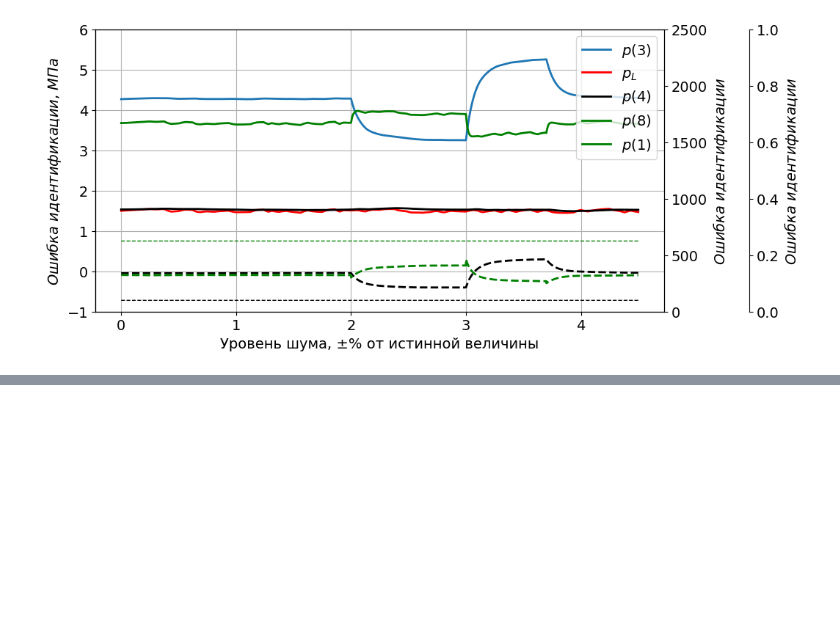
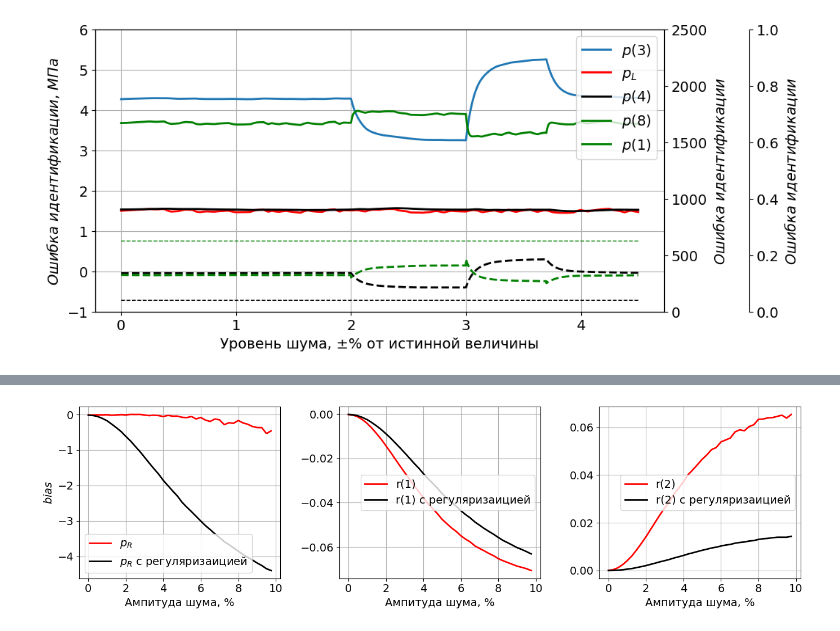
Before and after one commit to IANovoselov/well, a Jupyter notebook: well.ipynb, the cells around one changed output, grey strips where cells are left out. Cells and saved outputs as stored; diff of their text form; code cells hidden in the pictures; blank space fills up the shorter version.

```diff
--- a/well.ipynb
+++ b/well.ipynb
@@ -1141,3 +1122,41 @@ from scipy.signal import savgol_filter
+# %%
+ # Визуализация
+ plt.figure(figsize=(14, 4))
+
+
+ # График давления
+ plt.subplot(1, 3, 1)
+ plt.plot(noise_list, [calc_bias(_res, well.reservoir.p_R) for _res in res['p_R'][0,0]], label='$p_R$', color='r', lw=2)
+ plt.plot(noise_list, [calc_bias(_res, well.reservoir.p_R) for _res in res_regul['p_R'][0,0]], label='$p_R$ с регуляризаицией', color='k', lw=2)
+ plt.xlabel('Ампитуда шума, %')
+ plt.ylabel('$bias$')
+ plt.legend()
+ plt.grid()
+
+
+ # График НЧ шума
+ plt.subplot(1, 3, 2)
+ plt.plot(noise_list, [calc_bias(_res, well.reservoir.r_1) for _res in res['r_1'][0,0]], label='r(1)', color='r', lw=2)
+ plt.plot(noise_list, [calc_bias(_res, well.reservoir.r_1) for _res in res_regul['r_1'][0,0]], label='r(1) с регуляризаицией', color='k', lw=2)
+ plt.xlabel('Ампитуда шума, %')
+ plt.legend()
+ plt.grid()
+
+
+ # График ВЧ шума
+ plt.subplot(1, 3, 3)
+ plt.plot(noise_list, [calc_bias(_res, well.reservoir.r_2) for _res in res['r_2'][0,0]], label='r(2)', color='r', lw=2)
+ plt.plot(noise_list, [calc_bias(_res, well.reservoir.r_2) for _res in res_regul['r_2'][0,0]], label='r(2) с регуляризаицией', color='k', lw=2)
+ plt.xlabel('Ампитуда шума, %')
+ plt.legend()
+ plt.grid()
+
+
+
+ plt.tight_layout()
+ plt.show()
+# %% [output]
+[figure, added]
 # %%
 #
 
```
Also changed, not shown: parts of 29 cells of this notebook.
